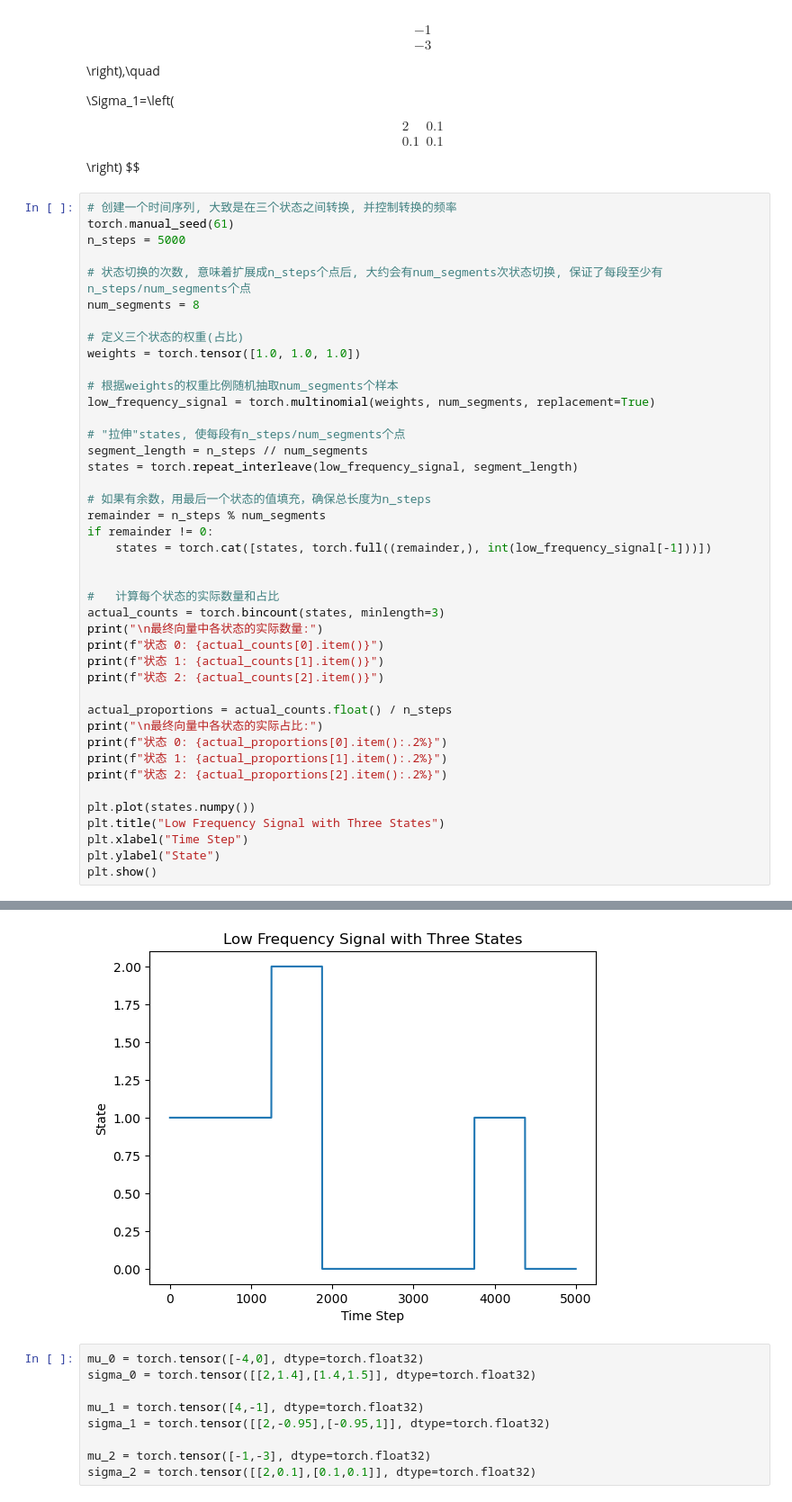
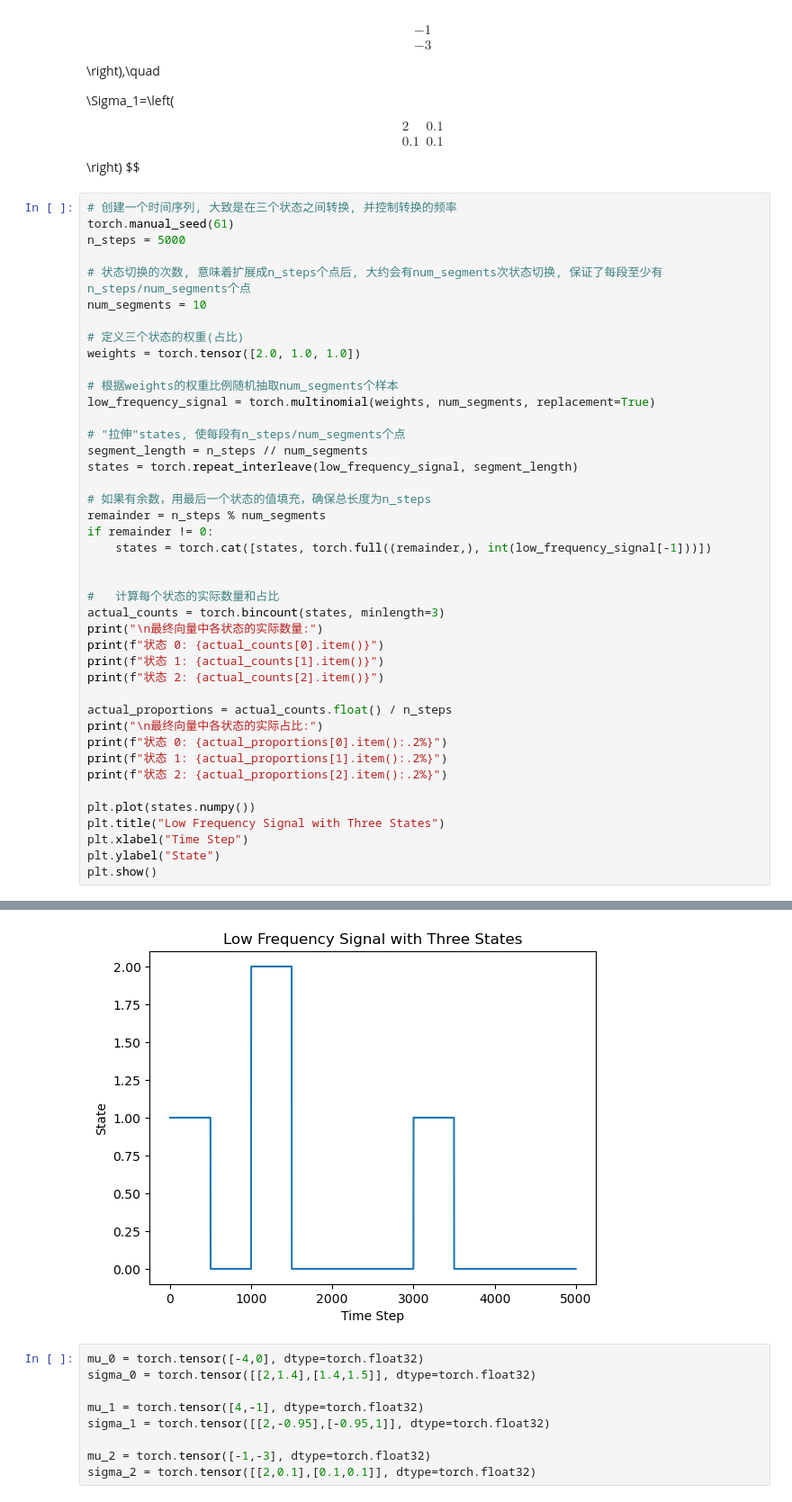
Before and after one commit to zczhang99/Non-stationary-time-series-identification, a Jupyter notebook: Two_Gaussian.ipynb, the cells around one changed output, grey strips where cells are left out. Shown: that part at 90% size. Cells and saved outputs as stored; diff of their text form.

```diff
--- a/Two_Gaussian.ipynb
+++ b/Two_Gaussian.ipynb
@@ -56,10 +59,10 @@ torch.manual_seed(61)
 n_steps = 5000
 
 # 状态切换的次数, 意味着扩展成n_steps个点后, 大约会有num_segments次状态切换, 保证了每段至少有n_steps/num_segments个点
-num_segments = 8
+num_segments = 10
 
 # 定义三个状态的权重(占比)
-weights = torch.tensor([1.0, 1.0, 1.0])
+weights = torch.tensor([2.0, 1.0, 1.0])
 
 # 根据weights的权重比例随机抽取num_segments个样本
 low_frequency_signal = torch.multinomial(weights, num_segments, replacement=True)
@@ -105,4 +108,4 @@ plt.show()
-[figure, old version]
+[figure, new version]
 # %%
 mu_0 = torch.tensor([-4,0], dtype=torch.float32)
 sigma_0 = torch.tensor([[2,1.4],[1.4,1.5]], dtype=torch.float32)
```
Also changed, not shown: parts of 20 cells of this notebook.
